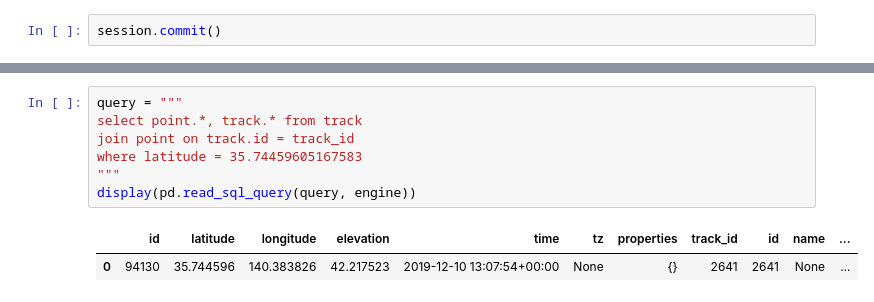
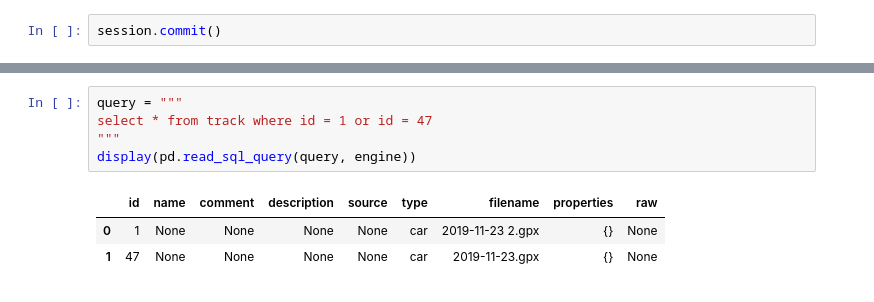
Before and after one commit to WanderingStar/gpx-cleanup, a Jupyter notebook: notebook/GeoJSON_ipyleaflet.ipynb, the cells around one changed output, grey strips where cells are left out. Saved outputs shown, nothing was run; the diff lists cells and outputs as text.

```diff
--- a/notebook/GeoJSON_ipyleaflet.ipynb
+++ b/notebook/GeoJSON_ipyleaflet.ipynb
@@ -267,10 +289,9 @@ merged.as_polyline().locations[2]
 # %%
 query = """
-select point.*, track.* from track
-join point on track.id = track_id
-where latitude = 35.74459605167583
+select * from track where id = 1 or id = 47
 """
 display(pd.read_sql_query(query, engine))
 # %% [output]
-|  | id | latitude | longitude | elevation | time | tz | properties | track_id | id | name | ... |
-| 0 | 94130 | 35.744596 | 140.383826 | 42.217523 | 2019-12-10 13:07:54+00:00 | None | {} | 2641 | 2641 | None | ... |
+|  | id | name | comment | description | source | type | filename | properties | raw |
+| 0 | 1 | None | None | None | None | car | 2019-11-23 2.gpx | {} | None |
+| 1 | 47 | None | None | None | None | car | 2019-11-23.gpx | {} | None |
```
Also changed, not shown: parts of 18 cells of this notebook, 6 other files.
